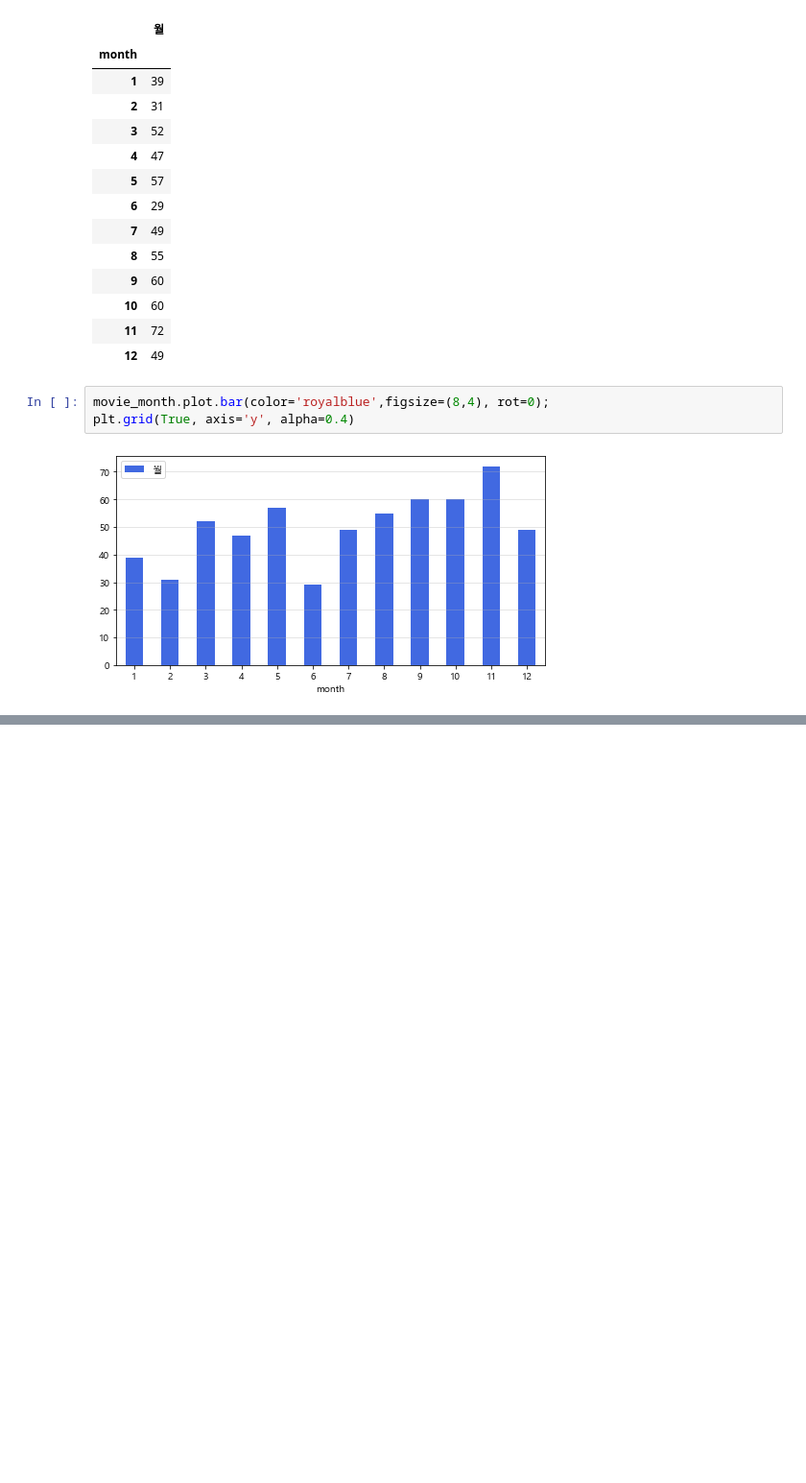
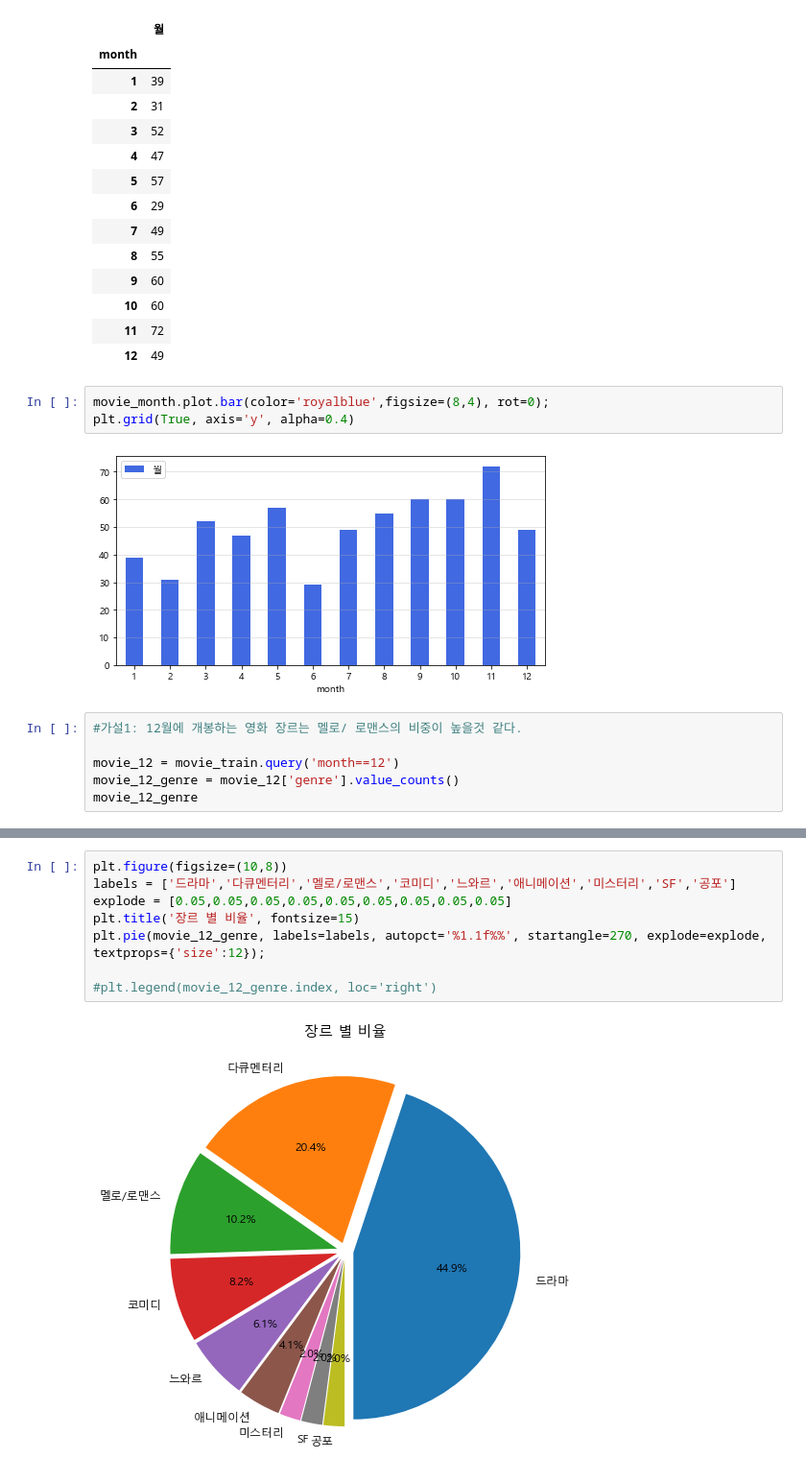
Before and after one commit to ha-es/doit_python, a Jupyter notebook: DACON/01_movies/movies_exam.ipynb, the cells around one changed output, grey strips where cells are left out. Shown at 96% size. Saved outputs shown, nothing was run; the diff lists cells and outputs as text; blank space fills up the shorter version.

Commit message:
dacon movie

```diff
--- a/DACON/01_movies/movies_exam.ipynb
+++ b/DACON/01_movies/movies_exam.ipynb
@@ -385,3 +378,9 @@ movie_month.plot.bar(color='royalblue',figsize=(8,4), rot=0);
 plt.grid(True, axis='y', alpha=0.4)
 # %% [output]
 [figure]
+# %%
+#가설1: 12월에 개봉하는 영화 장르는 멜로/ 로맨스의 비중이 높을것 같다.
+
+movie_12 = movie_train.query('month==12')
+movie_12_genre = movie_12['genre'].value_counts()
+movie_12_genre
@@ -387,0 +398,10 @@ plt.grid(True, axis='y', alpha=0.4)
+# %%
+plt.figure(figsize=(10,8))
+labels = ['드라마','다큐멘터리','멜로/로맨스','코미디','느와르','애니메이션','미스터리','SF','공포']
+explode = [0.05,0.05,0.05,0.05,0.05,0.05,0.05,0.05,0.05]
+plt.title('장르 별 비율', fontsize=15)
+plt.pie(movie_12_genre, labels=labels, autopct='%1.1f%%', startangle=270, explode=explode, textprops={'size':12});
+
+#plt.legend(movie_12_genre.index, loc='right')
+# %% [output]
+[figure, added]
```
Also changed, not shown: parts of 10 cells of this notebook.
